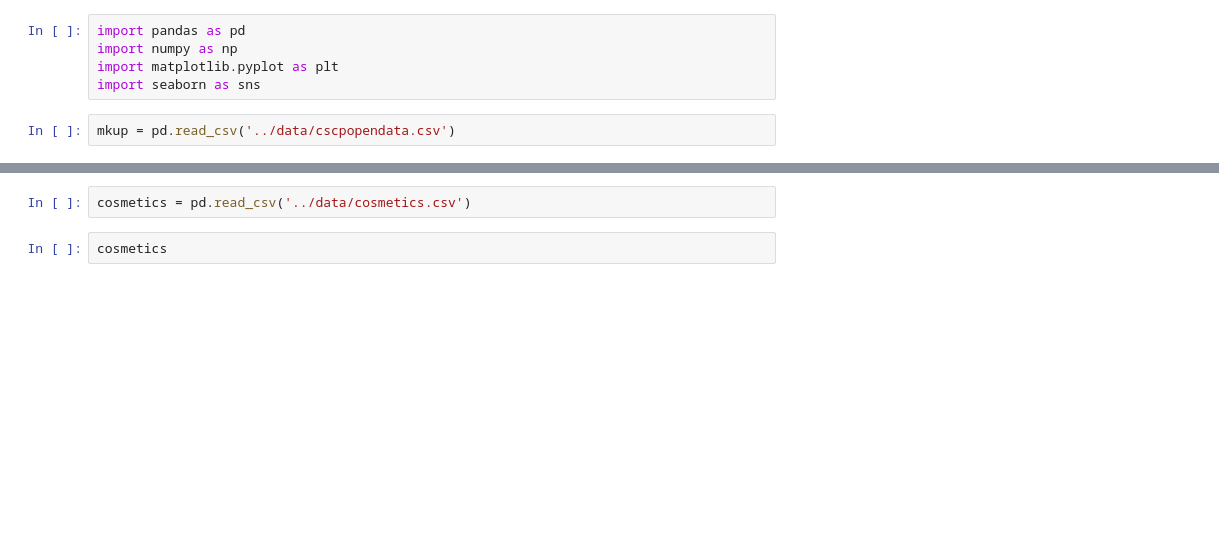
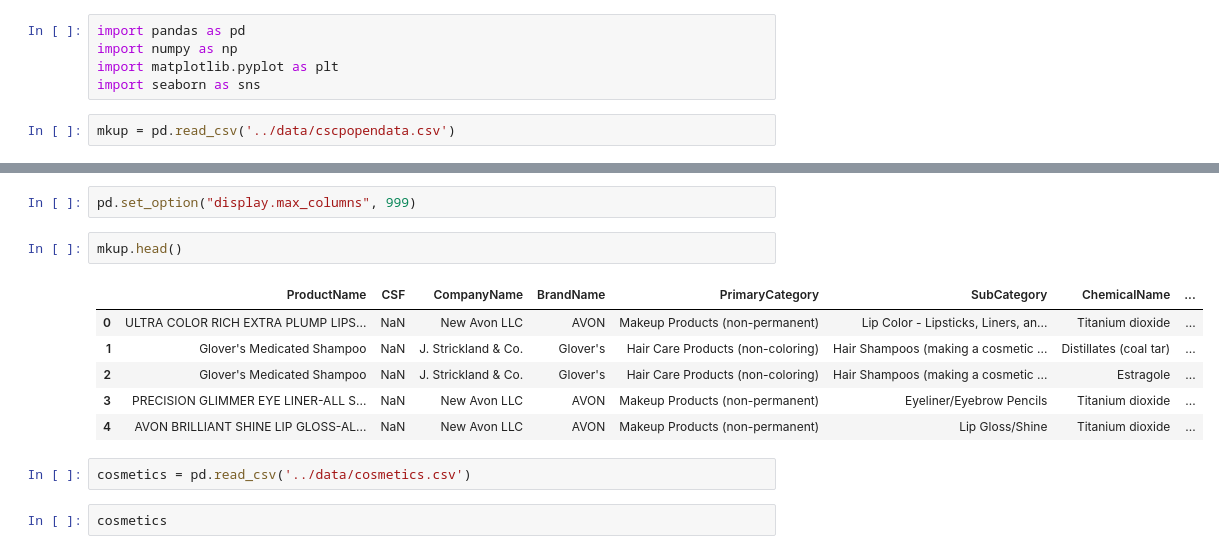
Before and after one commit to Sobia005/capstone_project, a Jupyter notebook: notebook/capstone_final_project.ipynb, the cells around one changed output, grey strips where cells are left out. Saved outputs shown, nothing was run; the diff lists cells and outputs as text; blank space fills up the shorter version.

```diff
--- a/notebook/capstone_final_project.ipynb
+++ b/notebook/capstone_final_project.ipynb
@@ -10,3 +24,14 @@ mkup
+# %%
+pd.set_option("display.max_columns", 999)
+# %%
+mkup.head()
+# %% [output]
+|  | ProductName | CSF | CompanyName | BrandName | PrimaryCategory | SubCategory | ChemicalName | ... |
+| 0 | ULTRA COLOR RICH EXTRA PLUMP LIPS... | NaN | New Avon LLC | AVON | Makeup Products (non-permanent) | Lip Color - Lipsticks, Liners, an... | Titanium dioxide | ... |
+| 1 | Glover's Medicated Shampoo | NaN | J. Strickland & Co. | Glover's | Hair Care Products (non-coloring) | Hair Shampoos (making a cosmetic ... | Distillates (coal tar) | ... |
+| 2 | Glover's Medicated Shampoo | NaN | J. Strickland & Co. | Glover's | Hair Care Products (non-coloring) | Hair Shampoos (making a cosmetic ... | Estragole | ... |
+| 3 | PRECISION GLIMMER EYE LINER-ALL S... | NaN | New Avon LLC | AVON | Makeup Products (non-permanent) | Eyeliner/Eyebrow Pencils | Titanium dioxide | ... |
+| 4 | AVON BRILLIANT SHINE LIP GLOSS-AL... | NaN | New Avon LLC | AVON | Makeup Products (non-permanent) | Lip Gloss/Shine | Titanium dioxide | ... |
 # %%
 cosmetics = pd.read_csv('../data/cosmetics.csv')
 # %%
```
Also changed, not shown: parts of 56 cells of this notebook.
